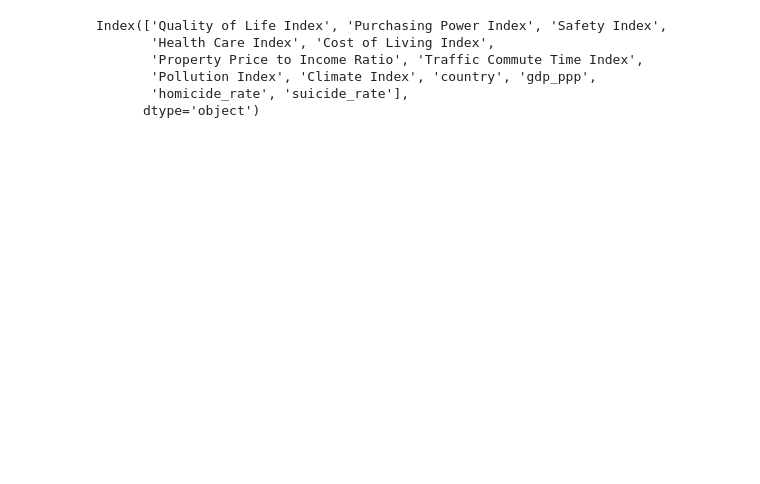
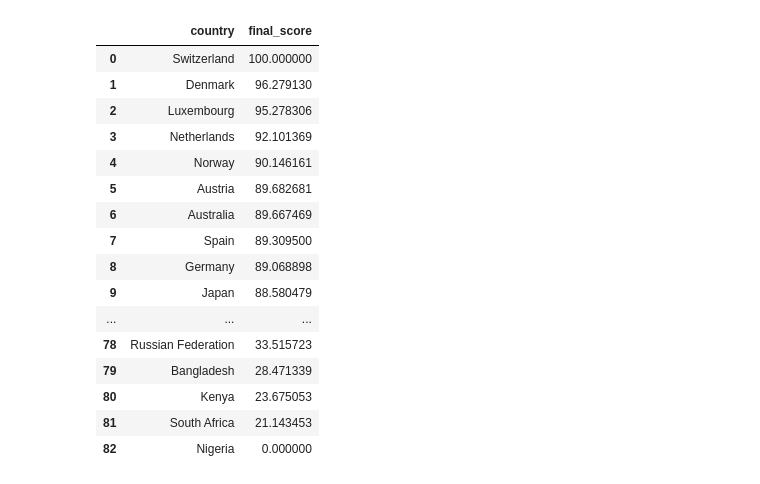
Before and after one commit to PVGorshenin/country_comparison, a Jupyter notebook: notebook/free.ipynb, the cells around one changed output. Cells and saved outputs as stored; diff of their text form; code cells hidden in the pictures; blank space fills up the shorter version.

```diff
--- a/notebook/free.ipynb
+++ b/notebook/free.ipynb
@@ -29,9 +29,20 @@ df.sort_values(by='final_score', ascending=False)
-# %%
-df.columns
-# %% [output]
-Index(['Quality of Life Index', 'Purchasing Power Index', 'Safety Index',
-       'Health Care Index', 'Cost of Living Index',
-       'Property Price to Income Ratio', 'Traffic Commute Time Index',
-       'Pollution Index', 'Climate Index', 'country', 'gdp_ppp',
-       'homicide_rate', 'suicide_rate'],
-      dtype='object')
+# %%
+df[['country', 'final_score']].sort_values(by='final_score', ascending=False).reset_index(drop=True)
+# %% [output]
+|  | country | final_score |
+| 0 | Switzerland | 100.000000 |
+| 1 | Denmark | 96.279130 |
+| 2 | Luxembourg | 95.278306 |
+| 3 | Netherlands | 92.101369 |
+| 4 | Norway | 90.146161 |
+| 5 | Austria | 89.682681 |
+| 6 | Australia | 89.667469 |
+| 7 | Spain | 89.309500 |
+| 8 | Germany | 89.068898 |
+| 9 | Japan | 88.580479 |
+| ... | ... | ... |
+| 78 | Russian Federation | 33.515723 |
+| 79 | Bangladesh | 28.471339 |
+| 80 | Kenya | 23.675053 |
+| 81 | South Africa | 21.143453 |
+| 82 | Nigeria | 0.000000 |
```
Also changed, not shown: parts of 1 cell of this notebook, 8 other files.
